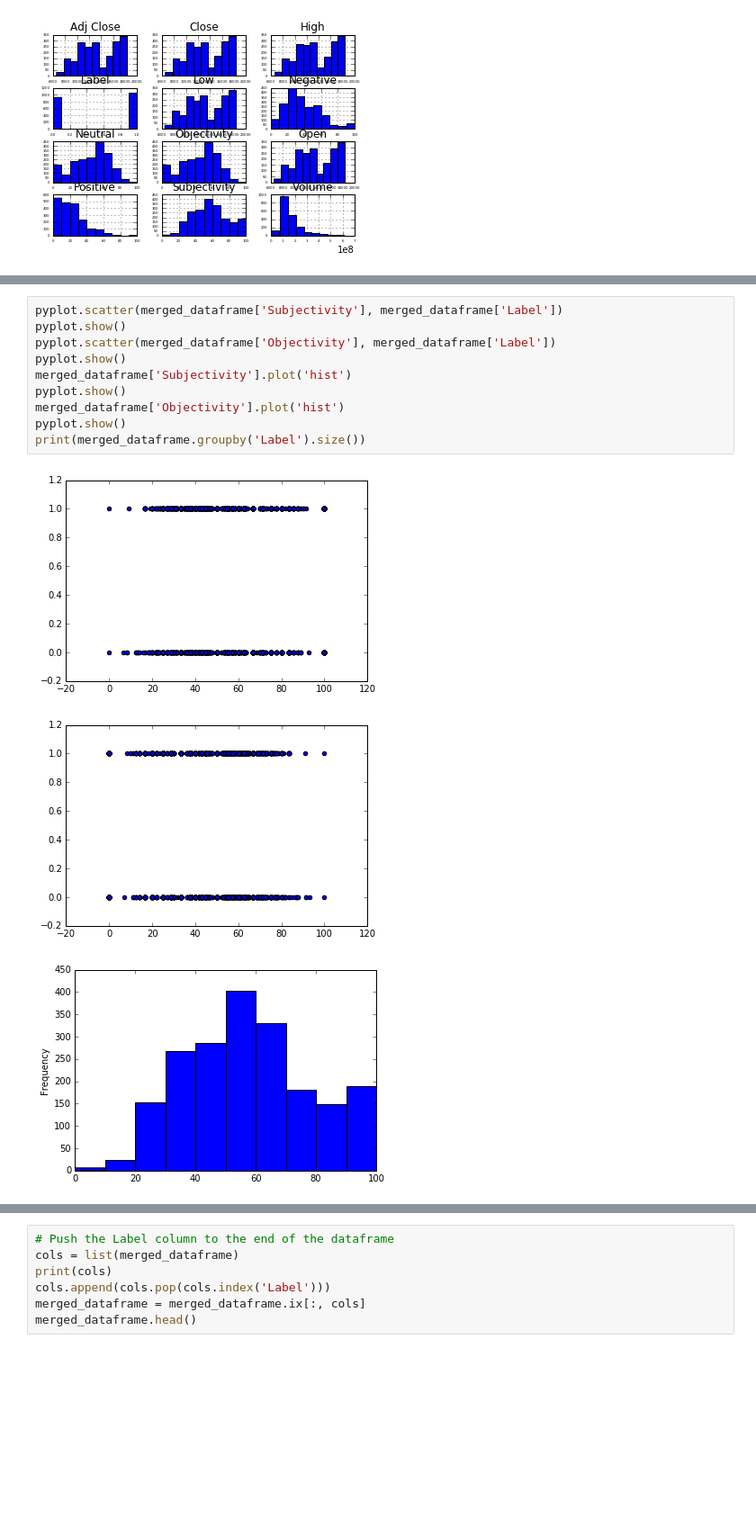
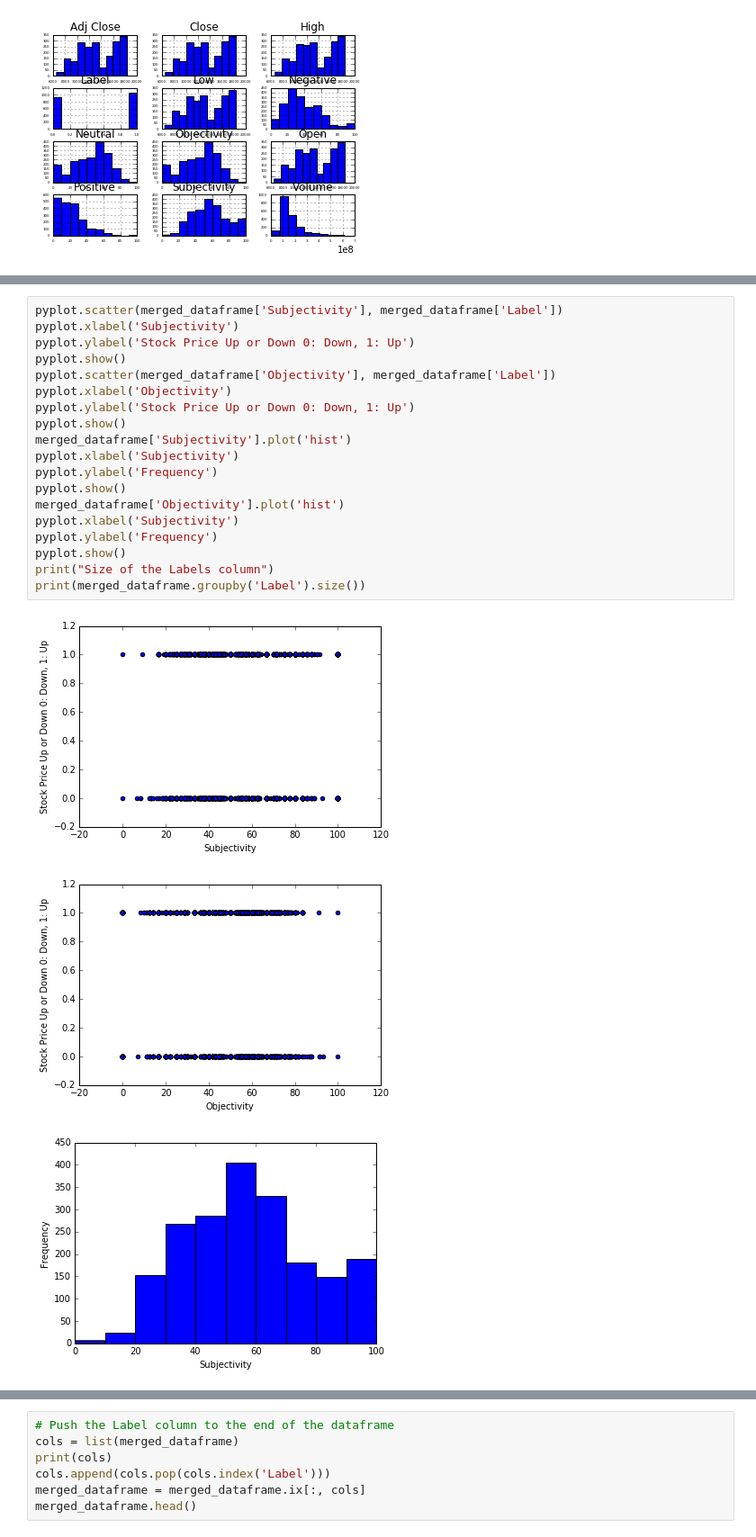
Before and after one commit to ShreyamsJain/Stock-Price-Prediction-Model, a Jupyter notebook: StockPredictionModelv2.ipynb, the cells around one changed output, grey strips where cells are left out. Shown at 90% size. Drawn from its saved outputs; the diff is of its cells as text; blank space fills up the shorter version.

```diff
--- a/StockPredictionModelv2.ipynb
+++ b/StockPredictionModelv2.ipynb
@@ -129,14 +181,23 @@ pyplot.show()
 # %%
 pyplot.scatter(merged_dataframe['Subjectivity'], merged_dataframe['Label'])
+pyplot.xlabel('Subjectivity')
+pyplot.ylabel('Stock Price Up or Down 0: Down, 1: Up')
 pyplot.show()
 pyplot.scatter(merged_dataframe['Objectivity'], merged_dataframe['Label'])
+pyplot.xlabel('Objectivity')
+pyplot.ylabel('Stock Price Up or Down 0: Down, 1: Up')
 pyplot.show()
 merged_dataframe['Subjectivity'].plot('hist')
+pyplot.xlabel('Subjectivity')
+pyplot.ylabel('Frequency')
 pyplot.show()
 merged_dataframe['Objectivity'].plot('hist')
+pyplot.xlabel('Subjectivity')
+pyplot.ylabel('Frequency')
 pyplot.show()
+print("Size of the Labels column")
 print(merged_dataframe.groupby('Label').size())
 # %% [output]
-[figure, old version]
+[figure, new version]
-[figure, old version]
+[figure, new version]
-[figure, old version]
+[figure, new version]
```
Also changed, not shown: parts of 27 cells of this notebook.
